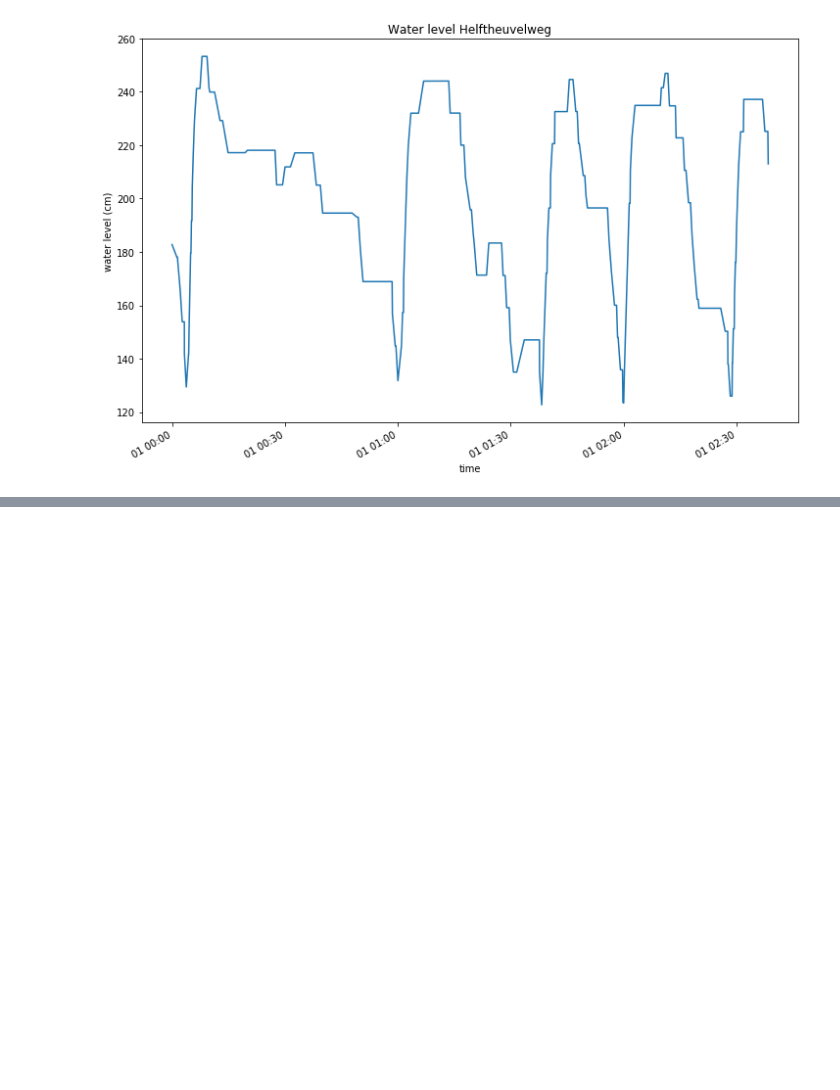
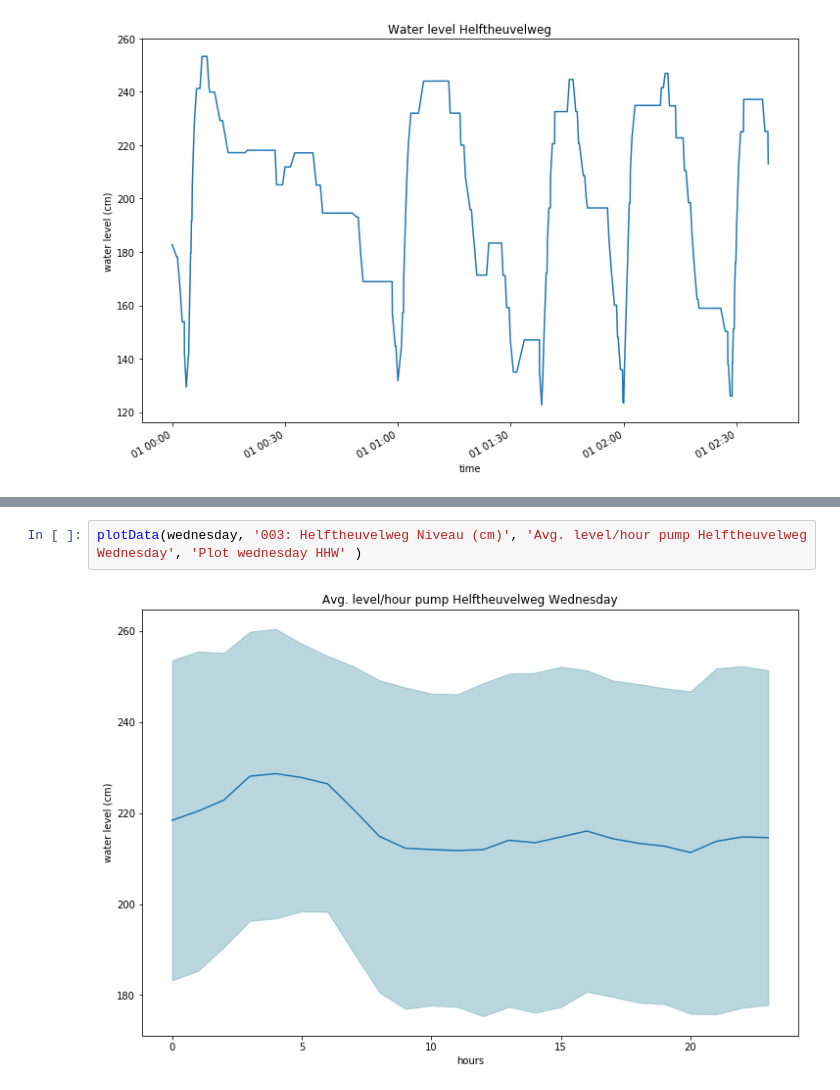
Before and after one commit to Trezorro/waterschap-datachallenge, a Jupyter notebook: Level visualization.ipynb, the cells around one changed output, grey strips where cells are left out. Saved outputs shown, nothing was run; the diff lists cells and outputs as text; blank space fills up the shorter version.

```diff
--- a/Level visualization.ipynb
+++ b/Level visualization.ipynb
@@ -49,0 +105,4 @@ plt.show()
+# %%
+plotData(wednesday, '003: Helftheuvelweg Niveau (cm)', 'Avg. level/hour pump Helftheuvelweg Wednesday', 'Plot wednesday HHW' )
+# %% [output]
+[figure, added]
```
Also changed, not shown: parts of 11 cells of this notebook, 1 other file.
